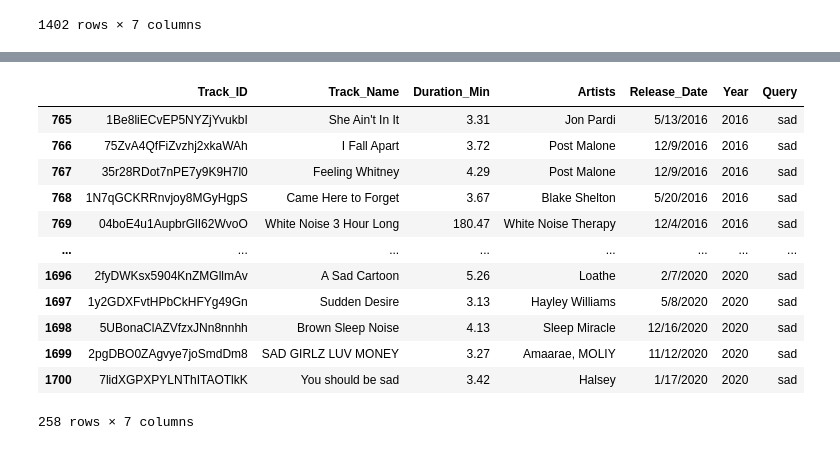
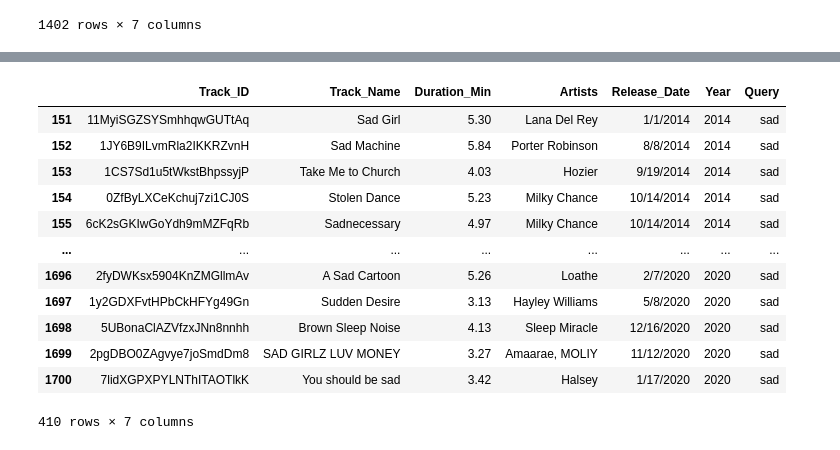
Before and after one commit to patilhumesh88-spec/data_projects_01, a Jupyter notebook: pract.ipynb, the cells around one changed output, grey strips where cells are left out. Drawn from its saved outputs; the diff is of its cells as text; code cells hidden in the pictures.

```diff
--- a/pract.ipynb
+++ b/pract.ipynb
@@ -153,16 +212,16 @@ df.query(f"{col}>2014")
 # %%
-df.query("Year>2015 and Query=='sad'")
+df.query("Query=='sad'")
 # %% [output]
 |  | Track_ID | Track_Name | Duration_Min | Artists | Release_Date | Year | Query |
-| 765 | 1Be8liECvEP5NYZjYvukbI | She Ain't In It | 3.31 | Jon Pardi | 5/13/2016 | 2016 | sad |
-| 766 | 75ZvA4QfFiZvzhj2xkaWAh | I Fall Apart | 3.72 | Post Malone | 12/9/2016 | 2016 | sad |
-| 767 | 35r28RDot7nPE7y9K9H7l0 | Feeling Whitney | 4.29 | Post Malone | 12/9/2016 | 2016 | sad |
-| 768 | 1N7qGCKRRnvjoy8MGyHgpS | Came Here to Forget | 3.67 | Blake Shelton | 5/20/2016 | 2016 | sad |
-| 769 | 04boE4u1AupbrGlI62WvoO | White Noise 3 Hour Long | 180.47 | White Noise Therapy | 12/4/2016 | 2016 | sad |
+| 151 | 11MyiSGZSYSmhhqwGUTtAq | Sad Girl | 5.30 | Lana Del Rey | 1/1/2014 | 2014 | sad |
+| 152 | 1JY6B9ILvmRla2IKKRZvnH | Sad Machine | 5.84 | Porter Robinson | 8/8/2014 | 2014 | sad |
+| 153 | 1CS7Sd1u5tWkstBhpssyjP | Take Me to Church | 4.03 | Hozier | 9/19/2014 | 2014 | sad |
+| 154 | 0ZfByLXCeKchuj7zi1CJ0S | Stolen Dance | 5.23 | Milky Chance | 10/14/2014 | 2014 | sad |
+| 155 | 6cK2sGKIwGoYdh9mMZFqRb | Sadnecessary | 4.97 | Milky Chance | 10/14/2014 | 2014 | sad |
 | ... | ... | ... | ... | ... | ... | ... | ... |
 | 1696 | 2fyDWKsx5904KnZMGllmAv | A Sad Cartoon | 5.26 | Loathe | 2/7/2020 | 2020 | sad |
 | 1697 | 1y2GDXFvtHPbCkHFYg49Gn | Sudden Desire | 3.13 | Hayley Williams | 5/8/2020 | 2020 | sad |
 | 1698 | 5UBonaClAZVfzxJNn8nnhh | Brown Sleep Noise | 4.13 | Sleep Miracle | 12/16/2020 | 2020 | sad |
 | 1699 | 2pgDBO0ZAgvye7joSmdDm8 | SAD GIRLZ LUV MONEY | 3.27 | Amaarae, MOLIY | 11/12/2020 | 2020 | sad |
 | 1700 | 7lidXGPXPYLNThITAOTlkK | You should be sad | 3.42 | Halsey | 1/17/2020 | 2020 | sad |
-258 rows × 7 columns
+410 rows × 7 columns
```
Also changed, not shown: parts of 22 cells of this notebook.
